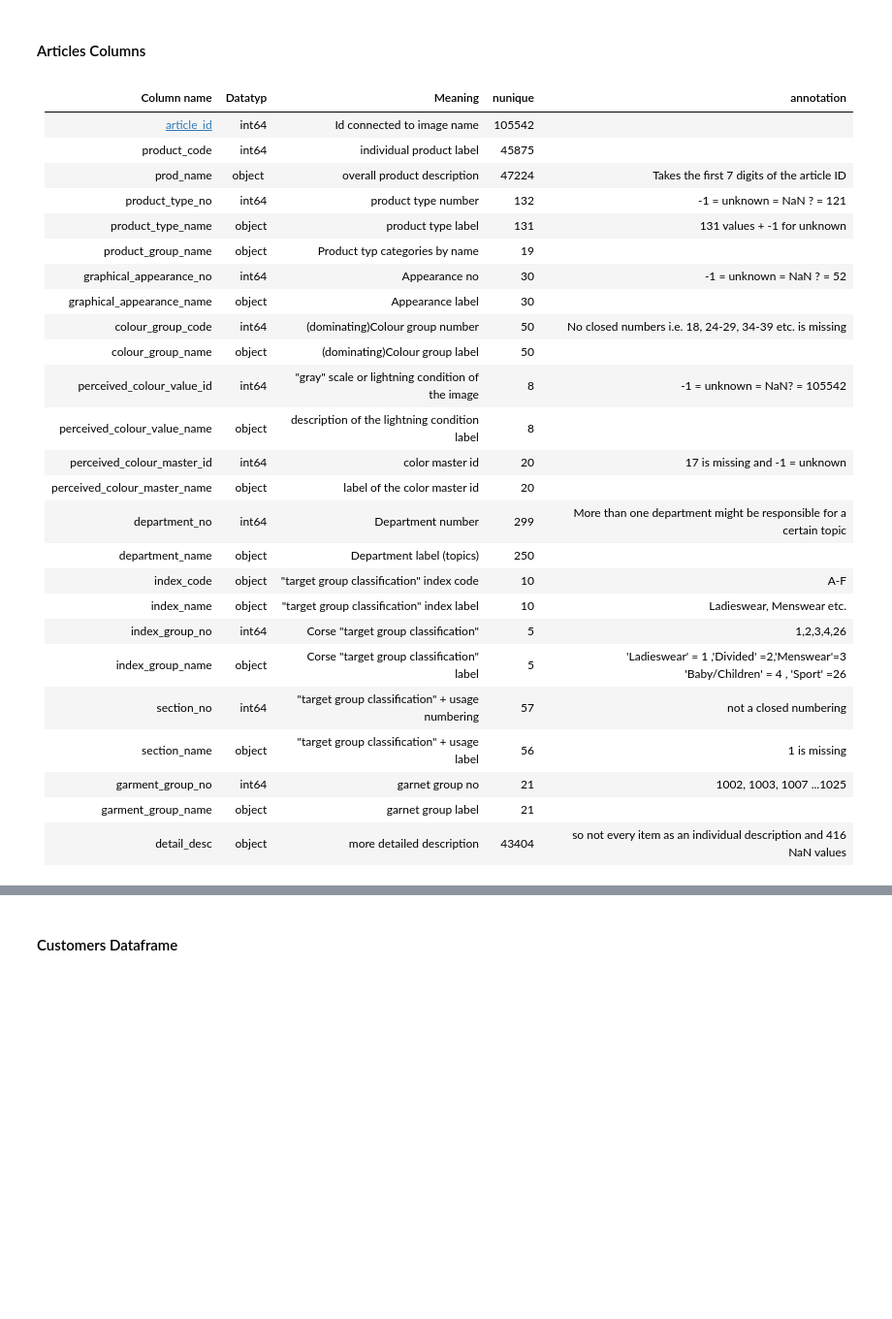
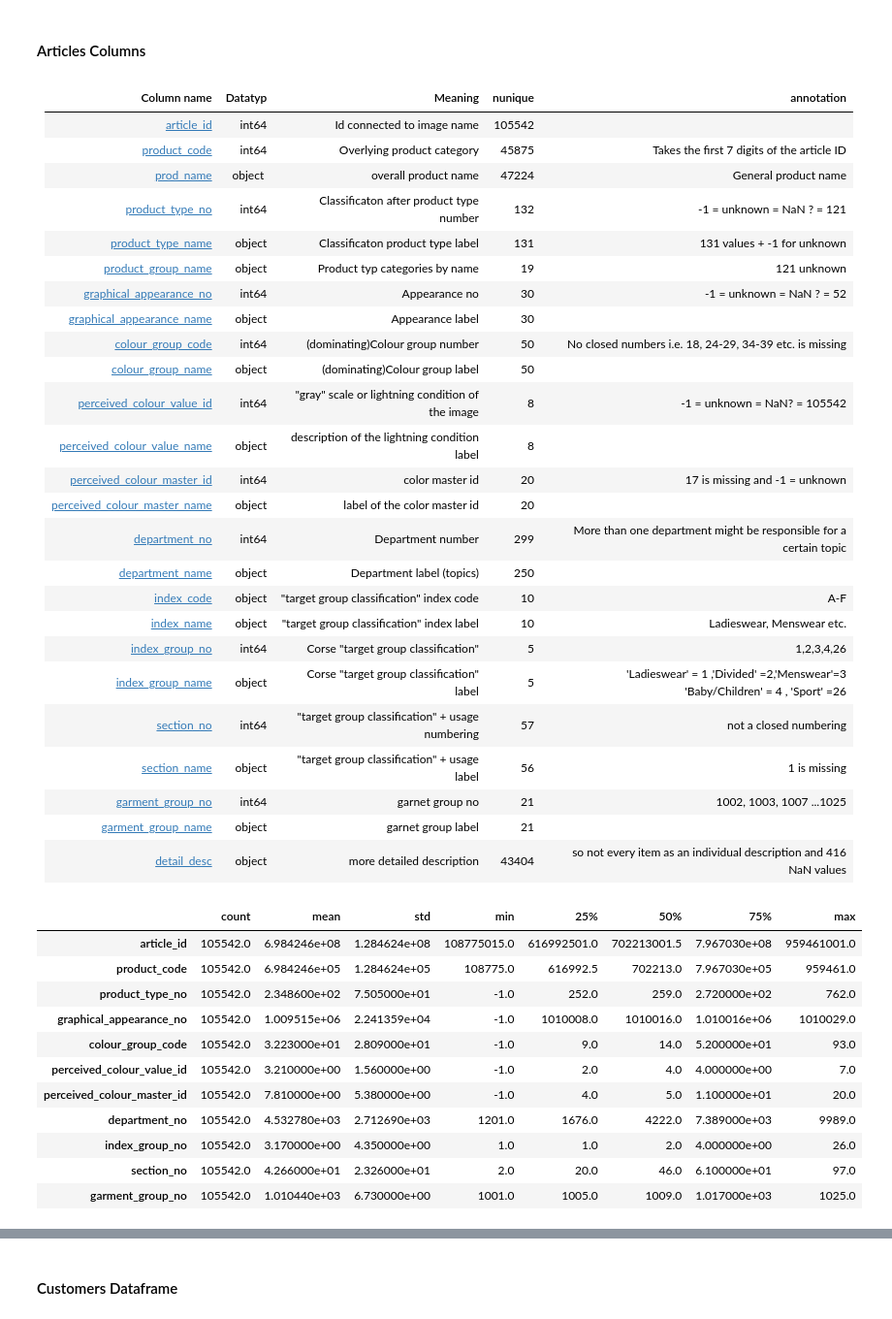
Before and after one commit to theflyingd/fashion-recommender, a Jupyter notebook: notebooks/Columsdescription_Martin.ipynb, the cells around one changed output, grey strips where cells are left out. Shown at 97% size. Cells and saved outputs as stored; diff of their text form; code cells hidden in the pictures; blank space fills up the shorter version.

```diff
--- a/notebooks/Columsdescription_Martin.ipynb
+++ b/notebooks/Columsdescription_Martin.ipynb
@@ -43,28 +45,43 @@ sample=pd.read_csv("../data/sample_submission.csv").sort_values("customer_id").r
 # %% [markdown]
 |Column name| Datatyp| Meaning | nunique| annotation|
 |----------|-------| ---- |----|---|
-| [article_id](#article_id) 	|int64 | Id connected to image name| 105542| |
-|product_code	|int64| individual product label| 45875| |
-|prod_name	|object | overall product description | 47224| Takes the first 7 digits of the article ID|
-|product_type_no	|int64 | product type number| 132| -1 = unknown = NaN ? = 121||
-|product_type_name	|object | product type label| 131| 131 values + -1 for unknown |
-|product_group_name	|object | Product typ categories by name|19| |
-|graphical_appearance_no	| int64| Appearance no| 30| -1 = unknown = NaN ? = 52|
-|graphical_appearance_name	|object| Appearance label| 30| |
-|colour_group_code	|int64| (dominating)Colour group number|50| No closed numbers i.e. 18, 24-29, 34-39 etc. is missing|
-|colour_group_name	|object| (dominating)Colour group label| 50| |
-|perceived_colour_value_id	|int64| "gray" scale or lightning condition of the image| 8 | -1 = unknown = NaN? = 105542|
-|perceived_colour_value_name	|object| description of the lightning condition label| 8 | | |
-|perceived_colour_master_id	|int64|color master id | 20 | 17 is missing and -1 = unknown|
-|perceived_colour_master_name	|object|  label of the color master id |20 |
-|department_no	|int64| Department number| 299| More than one department might be responsible for  a certain topic|
-|department_name	|object| Department label (topics) |250| |
-|index_code	|object| "target group classification" index code| 10| A-F|
-|index_name	|object| "target group classification"  index label | 10 | Ladieswear, Menswear etc.|
-|index_group_no	|int64| Corse "target group classification"  |5| 1,2,3,4,26|
-|index_group_name	|object| Corse "target group classification"  label | 5|  'Ladieswear' = 1 ,'Divided' =2,'Menswear'=3 'Baby/Children' = 4 , 'Sport' =26|
-|section_no	|int64| "target group classification" + usage numbering| 57| not a closed numbering|
-|section_name	|object| "target group classification" + usage label| 56| 1 is missing|
-|garment_group_no	|int64| garnet group no| 21|1002,  1003, 1007 ...1025|
-|garment_group_name	|object|garnet group label|21 | |
-|detail_desc	|object| more detailed description| 43404| so not every item as an individual description and 416 NaN values|
+| [article_id](#articleid) 	|int64 | Id connected to image name| 105542| |
+| [product_code](#productcode)	|int64| Overlying product category| 45875| Takes the first 7 digits of the article ID|
+| [prod_name](#prodname)	|object |  overall product name | 47224| General product name|
+|[product_type_no](#producttypeno)	|int64 | Classificaton after product type number| 132| -1 = unknown = NaN ? = 121||
+|[product_type_name](#producttypename)	|object |Classificaton product type label| 131| 131 values + -1 for unknown |
+|[product_group_name](#productgroupname)	|object | Product typ categories by name|19| 121 unknown |
+| [graphical_appearance_no](#graphicalappearanceno)	| int64| Appearance no| 30| -1 = unknown = NaN ? = 52|
+|[graphical_appearance_name](#graphicalappearancename)	|object| Appearance label| 30| |
+| [colour_group_code](#colourgroupcode)	|int64| (dominating)Colour group number|50| No closed numbers i.e. 18, 24-29, 34-39 etc. is missing|
+| [colour_group_name](#colourgroupname)	|object| (dominating)Colour group label| 50| |
+|[perceived_colour_value_id](#perceivedcolourvalueid)	|int64| "gray" scale or lightning condition of the image| 8 | -1 = unknown = NaN? = 105542|
+|[perceived_colour_value_name](#perceivedcolourvaluename)	|object| description of the lightning condition label| 8 | | |
+|[perceived_colour_master_id](#perceivedcolourmasterid)	|int64|color master id | 20 | 17 is missing and -1 = unknown|
+|[perceived_colour_master_name](#perceivedcolourmastername)	|object|  label of the color master id |20 |
+|[department_no](#departmentno)	|int64| Department number| 299| More than one department might be responsible for  a certain topic|
+|[department_name](#departmentname)	|object| Department label (topics) |250| |
+|[index_code](#indexcode)	|object| "target group classification" index code| 10| A-F|
+|[index_name](#indexname)	|object| "target group classification"  index label | 10 | Ladieswear, Menswear etc.|
+|[index_group_no](#indexgroupno)	|int64| Corse "target group classification"  |5| 1,2,3,4,26|
+| [index_group_name](#indexgroupname)	|object| Corse "target group classification"  label | 5|  'Ladieswear' = 1 ,'Divided' =2,'Menswear'=3 'Baby/Children' = 4 , 'Sport' =26|
+| [section_no](#sectionno)	|int64| "target group classification" + usage numbering| 57| not a closed numbering|
+| [section_name](#sectionname)	|object| "target group classification" + usage label| 56| 1 is missing|
+| [garment_group_no](#garmentgroupno)	|int64| garnet group no| 21|1002,  1003, 1007 ...1025|
+| [garment_group_name](#garmentgroupname)	|object|garnet group label|21 | |
+| [detail_desc](#detaildesc)	|object| more detailed description| 43404| so not every item as an individual description and 416 NaN values|
+# %%
+round(articles.describe().T,2)
+# %% [output]
+|  | count | mean | std | min | 25% | 50% | 75% | max |
+| article_id | 105542.0 | 6.984246e+08 | 1.284624e+08 | 108775015.0 | 616992501.0 | 702213001.5 | 7.967030e+08 | 959461001.0 |
+| product_code | 105542.0 | 6.984246e+05 | 1.284624e+05 | 108775.0 | 616992.5 | 702213.0 | 7.967030e+05 | 959461.0 |
+| product_type_no | 105542.0 | 2.348600e+02 | 7.505000e+01 | -1.0 | 252.0 | 259.0 | 2.720000e+02 | 762.0 |
+| graphical_appearance_no | 105542.0 | 1.009515e+06 | 2.241359e+04 | -1.0 | 1010008.0 | 1010016.0 | 1.010016e+06 | 1010029.0 |
+| colour_group_code | 105542.0 | 3.223000e+01 | 2.809000e+01 | -1.0 | 9.0 | 14.0 | 5.200000e+01 | 93.0 |
+| perceived_colour_value_id | 105542.0 | 3.210000e+00 | 1.560000e+00 | -1.0 | 2.0 | 4.0 | 4.000000e+00 | 7.0 |
+| perceived_colour_master_id | 105542.0 | 7.810000e+00 | 5.380000e+00 | -1.0 | 4.0 | 5.0 | 1.100000e+01 | 20.0 |
+| department_no | 105542.0 | 4.532780e+03 | 2.712690e+03 | 1201.0 | 1676.0 | 4222.0 | 7.389000e+03 | 9989.0 |
+| index_group_no | 105542.0 | 3.170000e+00 | 4.350000e+00 | 1.0 | 1.0 | 2.0 | 4.000000e+00 | 26.0 |
+| section_no | 105542.0 | 4.266000e+01 | 2.326000e+01 | 2.0 | 20.0 | 46.0 | 6.100000e+01 | 97.0 |
+| garment_group_no | 105542.0 | 1.010440e+03 | 6.730000e+00 | 1001.0 | 1005.0 | 1009.0 | 1.017000e+03 | 1025.0 |
```
Also changed, not shown: parts of 39 cells of this notebook.
